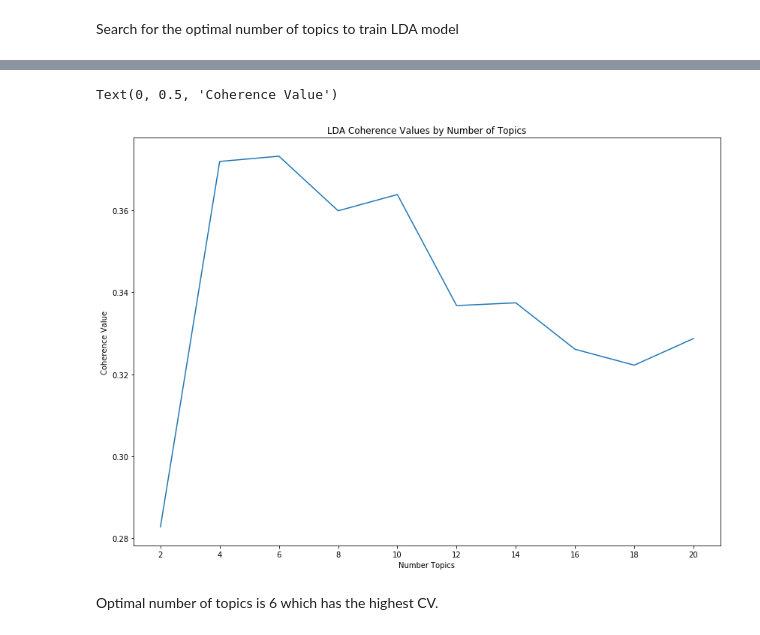
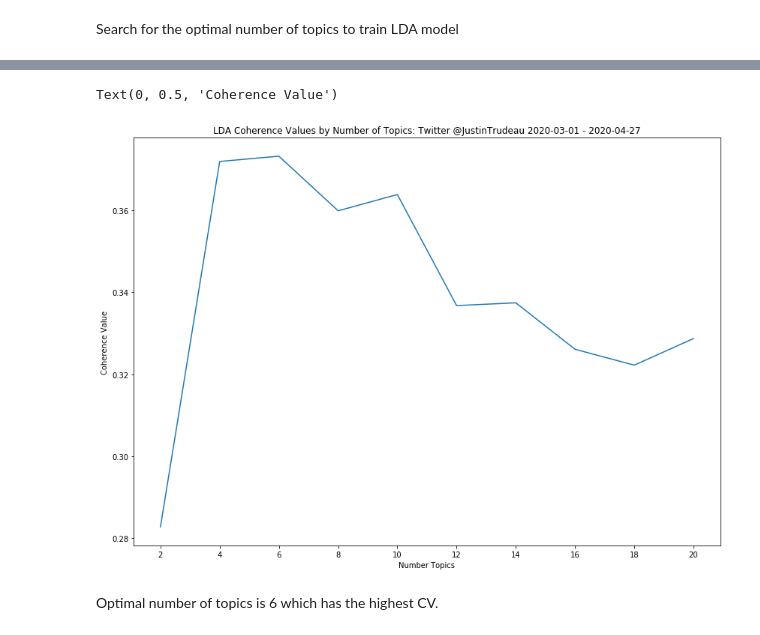
Before and after one commit to wangpengcn/Trump-And-Trudeau-Twitter-Analysis-During-COVID-19-Crisis, a Jupyter notebook: Trudeau Twitter Topic Analysis.ipynb, the cells around one changed output, grey strips where cells are left out. Drawn from its saved outputs; the diff is of its cells as text; code cells hidden in the pictures.

```diff
--- a/Trudeau Twitter Topic Analysis.ipynb
+++ b/Trudeau Twitter Topic Analysis.ipynb
@@ -281,15 +296,16 @@ Coherence value of 20 topics is 0.3287
 # %%
 # Plot coherence values
 x = range(start, limit, step)
 plt.figure(figsize=(14,10))
-plt.title('LDA Coherence Values by Number of Topics')
+title = "LDA Coherence Values by Number of Topics: Twitter @{} {} - {}".format(KEYWORD, BEGINDATE, ENDDATE)
+plt.title(title)
 plt.plot(x, coherence_values)
 plt.xticks(x)
 plt.xlabel("Number Topics")
 plt.ylabel("Coherence Value")
 # %% [output]
 Text(0, 0.5, 'Coherence Value')
-[figure, old version]
+[figure, new version]
 # %% [markdown]
 Optimal number of topics is 6 which has the highest CV.
 # %%
```
Also changed, not shown: parts of 5 cells of this notebook, 1 other file.
